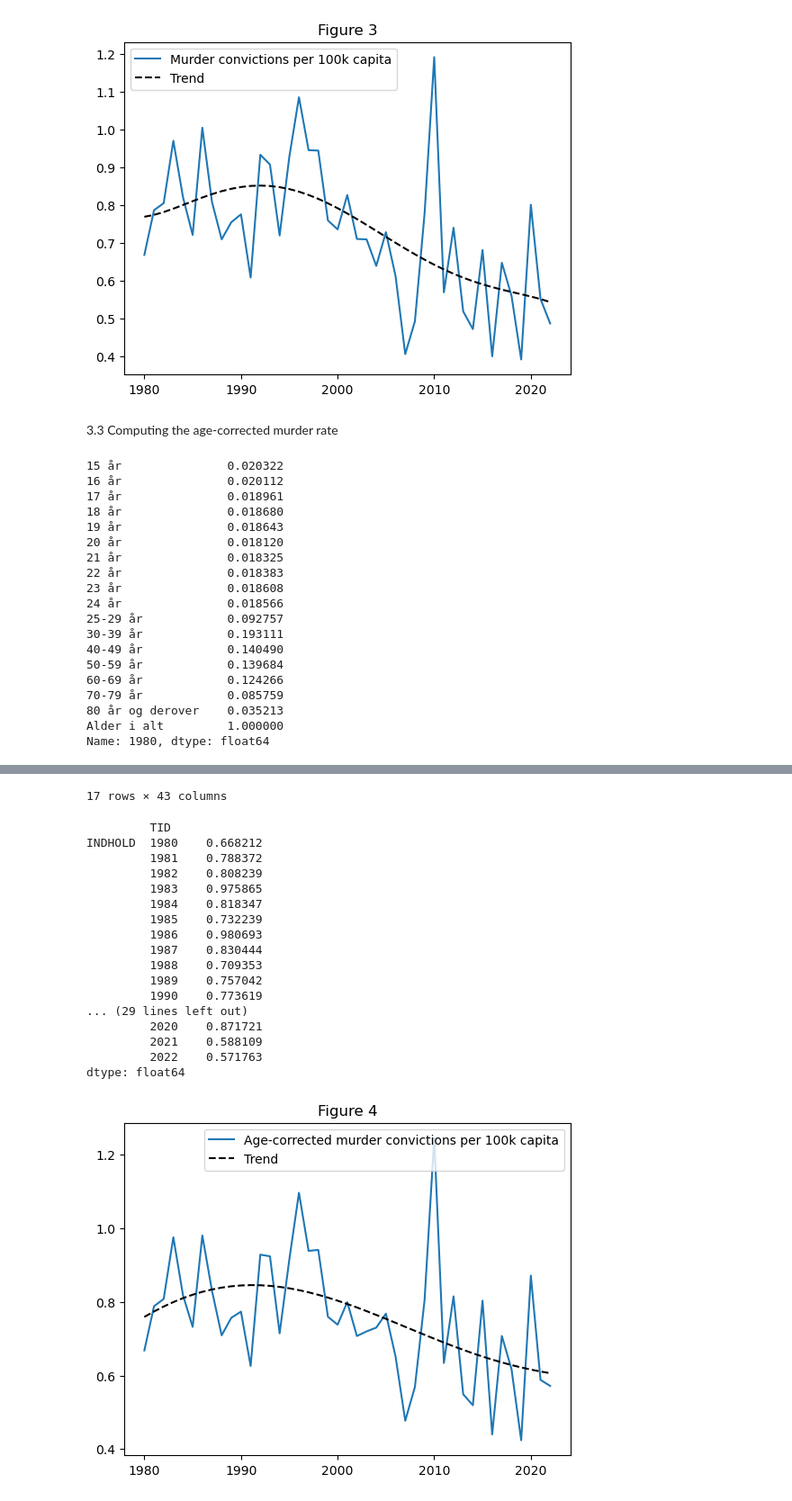
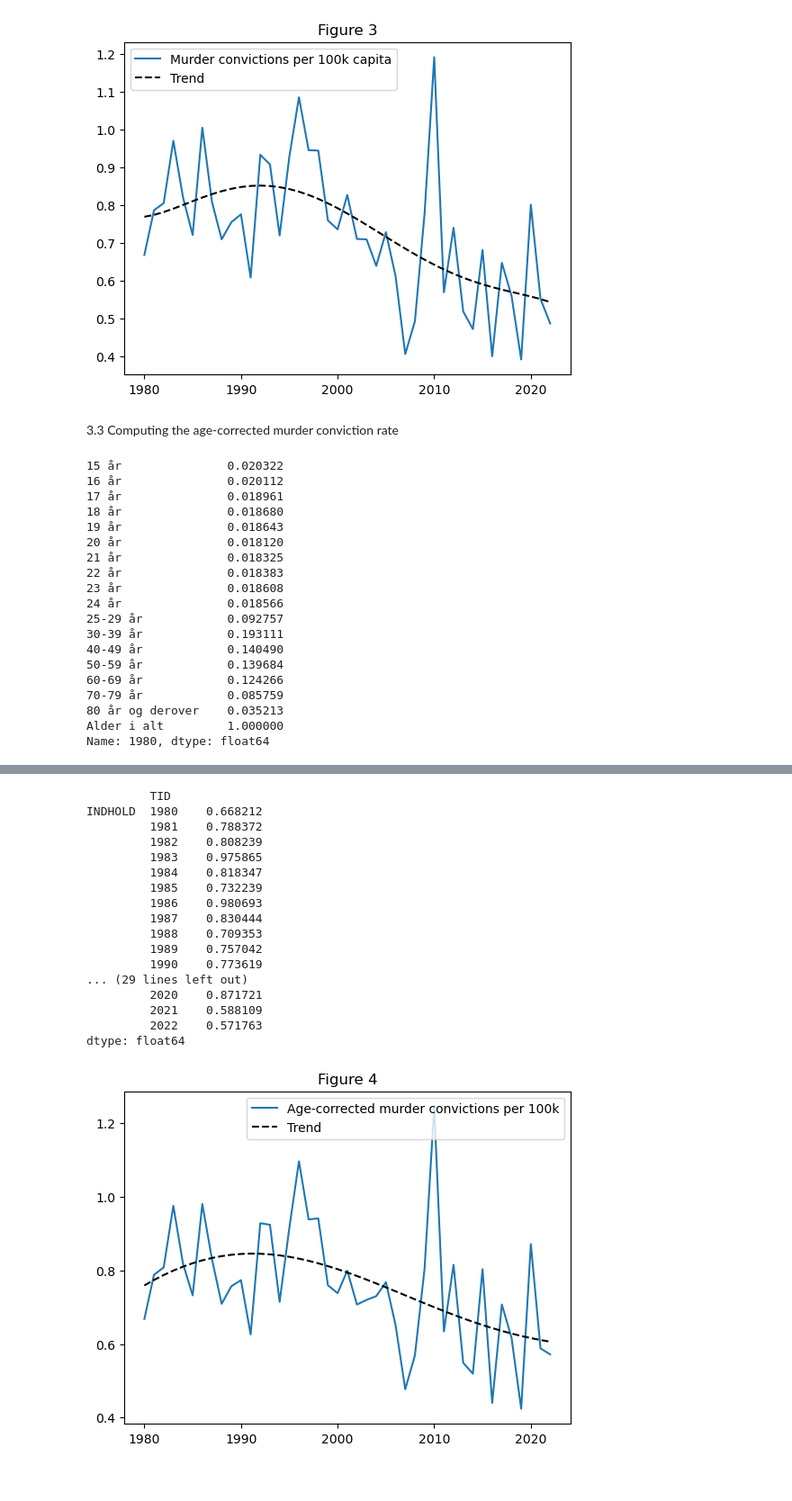
Before and after one commit to NumEconCopenhagen/projects-2023-bulen, a Jupyter notebook: dataproject/dataproject.ipynb, the cells around one changed output, grey strips where cells are left out. Shown: that part at 90% size. Drawn from its saved outputs; the diff is of its cells as text; code cells hidden in the pictures.

```diff
--- a/dataproject/dataproject.ipynb
+++ b/dataproject/dataproject.ipynb
@@ -248,16 +255,15 @@ INDHOLD  1980    0.668212
 Name: Alder i alt, dtype: float64
 [figure]
 # %% [markdown]
-3.3 Computing the age-corrected murder rate
+3.3 Computing the age-corrected murder conviction rate
 # %%
 alford = newv.loc[:,1980].div(newv.loc['Alder i alt', 1980]) #age distribution in the year of our lord 1980
 display(alford)
 
-mordrate2 = mordrate.mul(alford, axis=0)
+mordrate2 = mordrate.mul(alford, axis=0) #Weighted age-specific murder conviction rates
 mordrate2.drop(labels=['Alder i alt'], axis=0, inplace=True)
-display(mordrate2)
 
-mordrate3 = mordrate2.sum().astype(float)
+mordrate3 = mordrate2.sum().astype(float) #yearly age-corrected murder conviction rate
 
 display(mordrate3)
 
@@ -314,19 +300,18 @@ Name: 1980, dtype: float64
-17 rows × 43 columns
+         TID
+INDHOLD  1980    0.668212
+         1981    0.788372
+         1982    0.808239
+         1983    0.975865
+         1984    0.818347
+         1985    0.732239
+         1986    0.980693
+         1987    0.830444
+         1988    0.709353
+         1989    0.757042
+         1990    0.773619
+... (29 lines left out)
+         2020    0.871721
+         2021    0.588109
+         2022    0.571763
+dtype: float64
-         TID
-INDHOLD  1980    0.668212
-         1981    0.788372
-         1982    0.808239
-         1983    0.975865
-         1984    0.818347
-         1985    0.732239
-         1986    0.980693
-         1987    0.830444
-         1988    0.709353
-         1989    0.757042
-         1990    0.773619
-... (29 lines left out)
-         2020    0.871721
-         2021    0.588109
-         2022    0.571763
-dtype: float64
-[figure, old version]
+[figure, new version]
```
Also changed, not shown: parts of 12 cells of this notebook.
